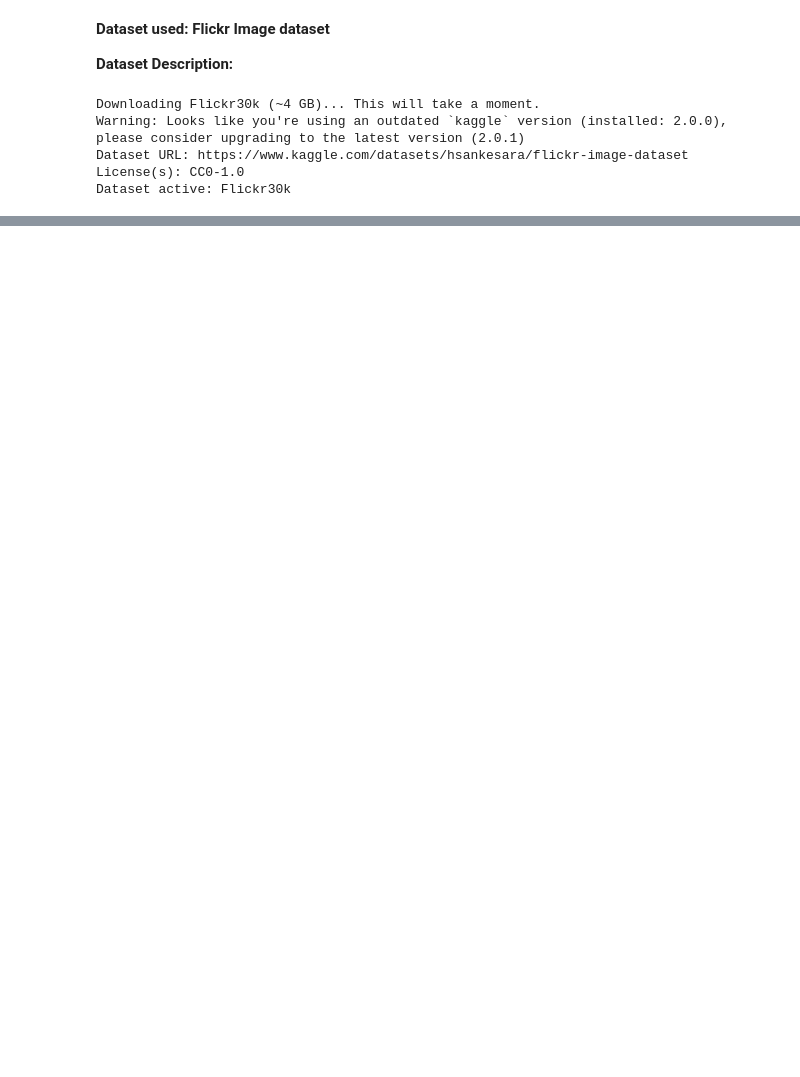
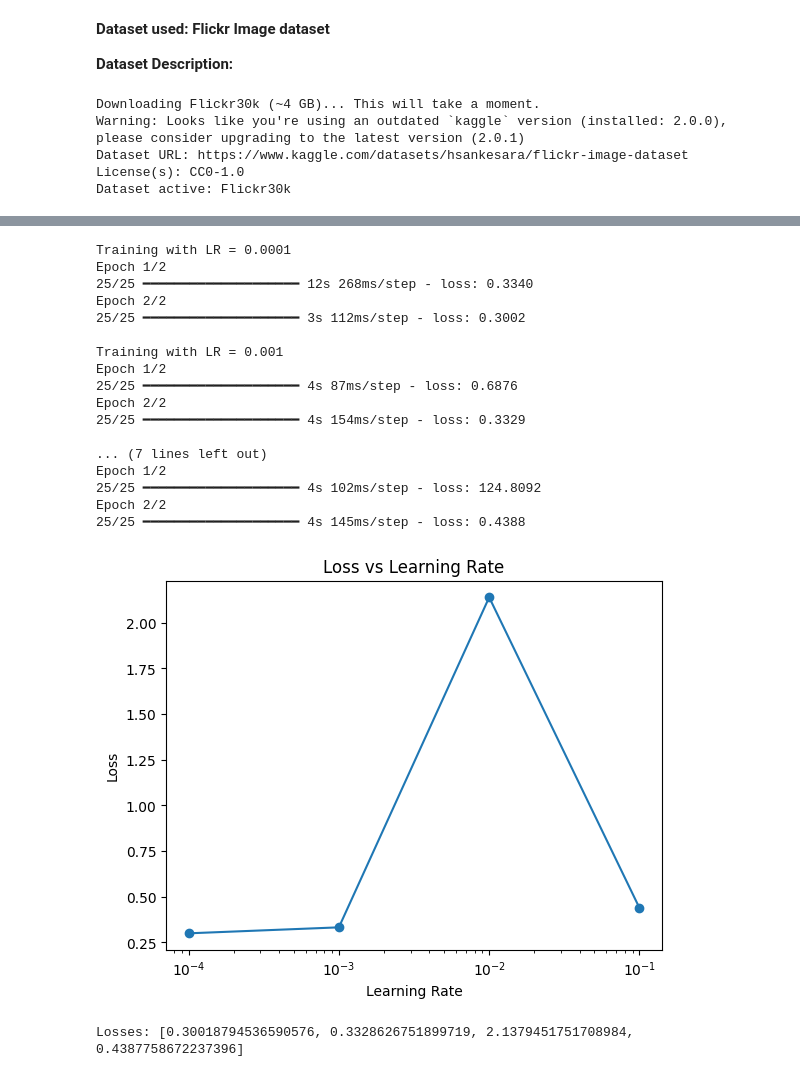
Before and after one commit to Praharshita1275/deep_learning_practice, a Jupyter notebook: DL_assignment.ipynb, the cells around one changed output, grey strips where cells are left out. Saved outputs shown, nothing was run; the diff lists cells and outputs as text; code cells hidden in the pictures; blank space fills up the shorter version.

```diff
--- a/DL_assignment.ipynb
+++ b/DL_assignment.ipynb
@@ -157,0 +82,65 @@ Training Adam with LR: 0.001
+# %%
+# Q9: Implement an MLP by varying bias, weights, and learning rate,
+# and record observations for different learning rate values.
+# Plot a graph showing the relationship between loss (error) and learning rate.
+
+import tensorflow as tf
+from tensorflow.keras import layers, models, optimizers
+import matplotlib.pyplot as plt
+
+def build_model():
+    return models.Sequential([
+        layers.Input(shape=(IMG_SIZE, IMG_SIZE, 3)),
+        layers.Flatten(),
+        layers.Dense(128, activation='relu'),
+        layers.Dense(64, activation='relu'),
+        layers.Dense(1, activation='sigmoid')
+    ])
+
+learning_rates = [0.0001, 0.001, 0.01, 0.1]
+losses = []
+
+for lr in learning_rates:
+    print(f"\nTraining with LR = {lr}")
+
+    model = build_model()
+
+    model.compile(
+        optimizer=optimizers.Adam(learning_rate=lr),
+        loss='binary_crossentropy'
+    )
+
+    history = model.fit(train_data, epochs=2, verbose=1)
+
+    losses.append(history.history['loss'][-1])
+
+# Plot
+plt.figure()
+plt.plot(learning_rates, losses, marker='o')
+plt.xscale('log')
+plt.xlabel("Learning Rate")
+plt.ylabel("Loss")
+plt.title("Loss vs Learning Rate")
+plt.show()
+
+print("Losses:", losses)
+# %% [output]
+Training with LR = 0.0001
+Epoch 1/2
+25/25 ━━━━━━━━━━━━━━━━━━━━ 12s 268ms/step - loss: 0.3340
+Epoch 2/2
+25/25 ━━━━━━━━━━━━━━━━━━━━ 3s 112ms/step - loss: 0.3002
+
+Training with LR = 0.001
+Epoch 1/2
+25/25 ━━━━━━━━━━━━━━━━━━━━ 4s 87ms/step - loss: 0.6876
+Epoch 2/2
+25/25 ━━━━━━━━━━━━━━━━━━━━ 4s 154ms/step - loss: 0.3329
+
+... (7 lines left out)
+Epoch 1/2
+25/25 ━━━━━━━━━━━━━━━━━━━━ 4s 102ms/step - loss: 124.8092
+Epoch 2/2
+25/25 ━━━━━━━━━━━━━━━━━━━━ 4s 145ms/step - loss: 0.4388
+[figure, added]
+Losses: [0.30018794536590576, 0.3328626751899719, 2.1379451751708984, 0.4387758672237396]
```
Also changed, not shown: parts of 33 cells of this notebook.
